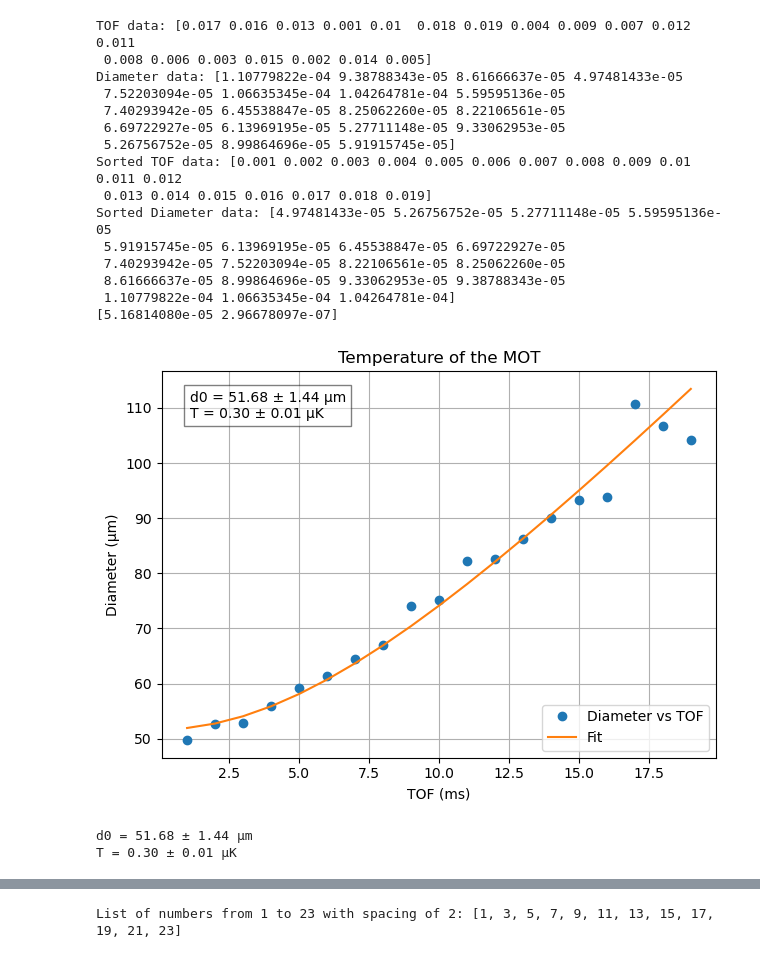
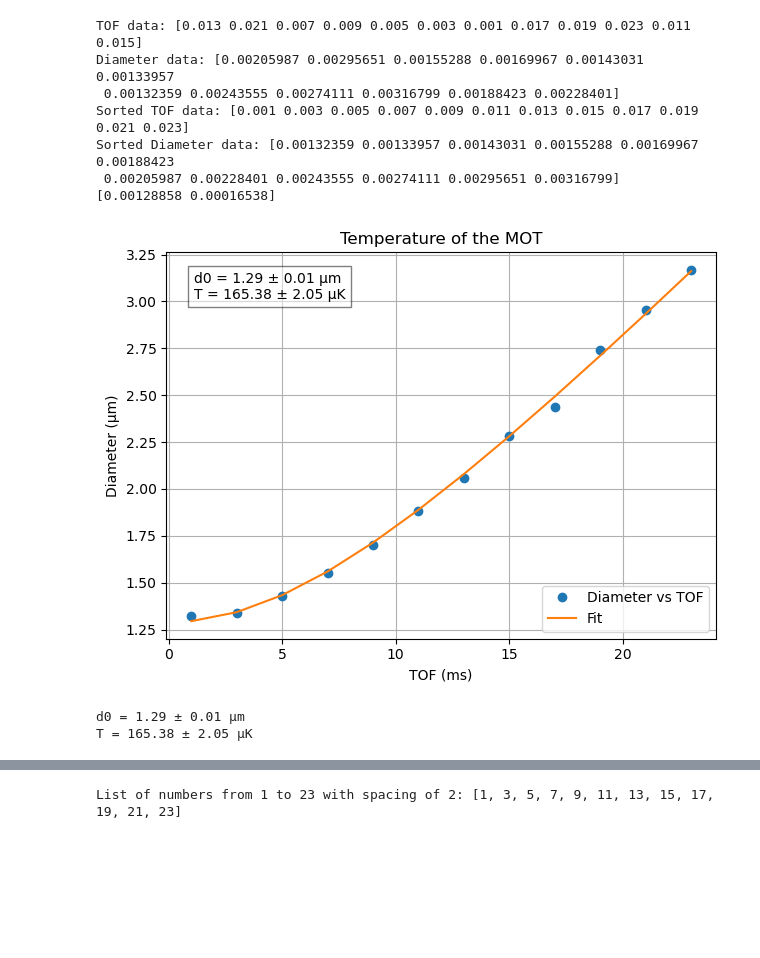
Before and after one commit to harrykendell/ARTIQ, a Jupyter notebook: analysis/plotting_data_post_analysis.ipynb, the cells around one changed output, grey strips where cells are left out. Drawn from its saved outputs; the diff is of its cells as text; code cells hidden in the pictures; blank space fills up the shorter version.

```diff
--- a/analysis/plotting_data_post_analysis.ipynb
+++ b/analysis/plotting_data_post_analysis.ipynb
@@ -20,7 +20,7 @@ from repository.imaging.processor import AbsImage  # noqa: E402
 
 
 folder_directory = (
-    "../results/2025-08-11/17/"  # Example directory path, adjust as needed
+    "../results/2025-08-15/14/"  # Example directory path, adjust as needed
 )
 file_names = os.listdir(folder_directory)
 
@@ -30,7 +30,7 @@ print(f"Files in directory: {file_names}")
 
 # Enter the name of the file you want to analyze, this file consisit of many runs of of particular scan parameter if you have multiple runs
 particular_directory = (
-    folder_directory + "000008211-AbsorptionImageExpFrag.h5"
+    folder_directory + "000008431-AbsorptionImageExpFrag.h5"
 )  # Example file path, adjust as needed
 
 
@@ -211,7 +224,7 @@ all = [
 ]
 
 # enter the file number you want to analyze
-file_number = 2  # Example file number, adjust as needed
+file_number = 20  # Example file number, adjust as needed
 
 if file_number < 0 or file_number >= len(files_directory):
     raise ValueError(
@@ -384,7 +396,7 @@ Y0: [532.9426090003333, 538.1035227560237, 554.0730123048531, 576.6951023760342,
 # exposure time
 exposure_time = 0.11e-3
 
-scaling_factor = 25 * 1e-3
+scaling_factor = 32.97 * 1e-6
 
 # add the exposure time to tof
 scan_params = scan_params + exposure_time
@@ -421,7 +433,7 @@ def plot_diameterx_vs_scan_param(diameterx, scan_param, d):
     print(scan_params)
     print(diameterx)
     plt.figure(figsize=(4, 3))
-    plt.plot(scan_params * 1e3, diameterx, marker="o", linestyle="none", color="r")
+    plt.plot(scan_params * 1e3, diameterx*1e3, marker="o", linestyle="none", color="r")
     plt.xlabel(scan_param)
     plt.ylabel("Diameter X(mm)")
     plt.title("Diameter X vs " + scan_param)
@@ -439,7 +451,7 @@ def plot_diametery_vs_scan_param(diametery, scan_param, d):
     scan_params = f1["datasets"][d][()]
 
     plt.figure(figsize=(4, 3))
-    plt.plot(scan_params * 1e3, diametery, marker="o", linestyle="none", color="g")
+    plt.plot(scan_params * 1e3, diametery*1e3, marker="o", linestyle="none", color="g")
     plt.xlabel(scan_param)
     plt.ylabel("Diameter Y(mm)")
     plt.title("Diameter Y vs " + scan_param)
@@ -622,11 +631,9 @@ plot_general(
 # curve fitting to find the diameter as a function of time of flight (TOF)
 import numpy as np
 
-# diameter scaling factor, taken from the applet py code
-scaling_factor = 42.68e-6  # Example scaling factor, adjust as needed
+t_data = f1["datasets"][d][()]  # TOF data
+d_data = np.array(sy)  # Diameter data, using sy as an example
 
-t_data = f1["datasets"][d][()]  # TOF data
-d_data = np.array(sy) * scaling_factor  # Diameter data, using sy as an example
 
 print("TOF data:", t_data)
 print("Diameter data:", d_data)
@@ -666,58 +673,50 @@ def model(t, d0, T):
 
 # Fit your existing data
 bounds = ([0, 0], [np.inf, np.inf])  # d0 and T must be positive
-p0 = [50e-6, 200e-6]  # Initial guess
+p0 = [2e-3, 100e-6]  # Initial guess
 popt, pcov = curve_fit(model, t_data_sorted, d_data_sorted, p0=p0, bounds=bounds)
 d0_fit, T_fit = popt
 d0_err, T_err = np.sqrt(np.diag(pcov))
 
 print(popt)
 
 # Plot
-plt.plot(t_data_sorted * 1e3, d_data_sorted * 1e6, "o", label="data")
-plt.plot(t_data_sorted * 1e3, model(t_data_sorted, *popt) * 1e6, label="fit")
+plt.plot(t_data_sorted * 1e3, d_data_sorted * 1e3, "o", label="data")
+plt.plot(t_data_sorted * 1e3, model(t_data_sorted, *popt) * 1e3, label="fit")
 plt.xlabel("TOF (ms)")
 plt.ylabel("Diameter (μm)")
 plt.legend(["Diameter vs TOF", "Fit"])
 plt.title("Temperature of the MOT")
 
 # add fit results to the plot with box with proper formatting
-fit_text = f"d0 = {d0_fit * 1e6:.2f} ± {d0_err * 1e6:.2f} μm\nT = {T_fit * 1e6:.2f} ± {T_err * 1e6:.2f} μK"
+fit_text = f"d0 = {d0_fit * 1e3:.2f} ± {d0_err * 1e3:.2f} μm\nT = {T_fit * 1e6:.2f} ± {T_err * 1e6:.2f} μK"
 plt.gca().text(
     0.05,
     0.95,
     fit_text,
     transform=plt.gca().transAxes,
     fontsize=10,
     verticalalignment="top",
     bbox=dict(facecolor="white", alpha=0.5, edgecolor="black"),
 )
 plt.grid(True)
 plt.tight_layout()
 plt.show()
 
 # Print results
-print(f"d0 = {d0_fit * 1e6:.2f} ± {d0_err * 1e6:.2f} μm")
+print(f"d0 = {d0_fit * 1e3:.2f} ± {d0_err * 1e3:.2f} μm")
 print(f"T = {T_fit * 1e6:.2f} ± {T_err * 1e6:.2f} μK")
 # %% [output]
-TOF data: [0.017 0.016 0.013 0.001 0.01  0.018 0.019 0.004 0.009 0.007 0.012 0.011
- 0.008 0.006 0.003 0.015 0.002 0.014 0.005]
-Diameter data: [1.10779822e-04 9.38788343e-05 8.61666637e-05 4.97481433e-05
- 7.52203094e-05 1.06635345e-04 1.04264781e-04 5.59595136e-05
- 7.40293942e-05 6.45538847e-05 8.25062260e-05 8.22106561e-05
- 6.69722927e-05 6.13969195e-05 5.27711148e-05 9.33062953e-05
- 5.26756752e-05 8.99864696e-05 5.91915745e-05]
-Sorted TOF data: [0.001 0.002 0.003 0.004 0.005 0.006 0.007 0.008 0.009 0.01  0.011 0.012
- 0.013 0.014 0.015 0.016 0.017 0.018 0.019]
-Sorted Diameter data: [4.97481433e-05 5.26756752e-05 5.27711148e-05 5.59595136e-05
- 5.91915745e-05 6.13969195e-05 6.45538847e-05 6.69722927e-05
- 7.40293942e-05 7.52203094e-05 8.22106561e-05 8.25062260e-05
- 8.61666637e-05 8.99864696e-05 9.33062953e-05 9.38788343e-05
- 1.10779822e-04 1.06635345e-04 1.04264781e-04]
-[5.16814080e-05 2.96678097e-07]
+TOF data: [0.013 0.021 0.007 0.009 0.005 0.003 0.001 0.017 0.019 0.023 0.011 0.015]
+Diameter data: [0.00205987 0.00295651 0.00155288 0.00169967 0.00143031 0.00133957
+ 0.00132359 0.00243555 0.00274111 0.00316799 0.00188423 0.00228401]
+Sorted TOF data: [0.001 0.003 0.005 0.007 0.009 0.011 0.013 0.015 0.017 0.019 0.021 0.023]
+Sorted Diameter data: [0.00132359 0.00133957 0.00143031 0.00155288 0.00169967 0.00188423
+ 0.00205987 0.00228401 0.00243555 0.00274111 0.00295651 0.00316799]
+[0.00128858 0.00016538]
-[figure, old version]
+[figure, new version]
-d0 = 51.68 ± 1.44 μm
-T = 0.30 ± 0.01 μK
+d0 = 1.29 ± 0.01 μm
+T = 165.38 ± 2.05 μK
 # %%
 # pixel calibration fit
 g = 9.81  # m/s^2, gravitational acceleration
```
Also changed, not shown: parts of 4 cells of this notebook.
